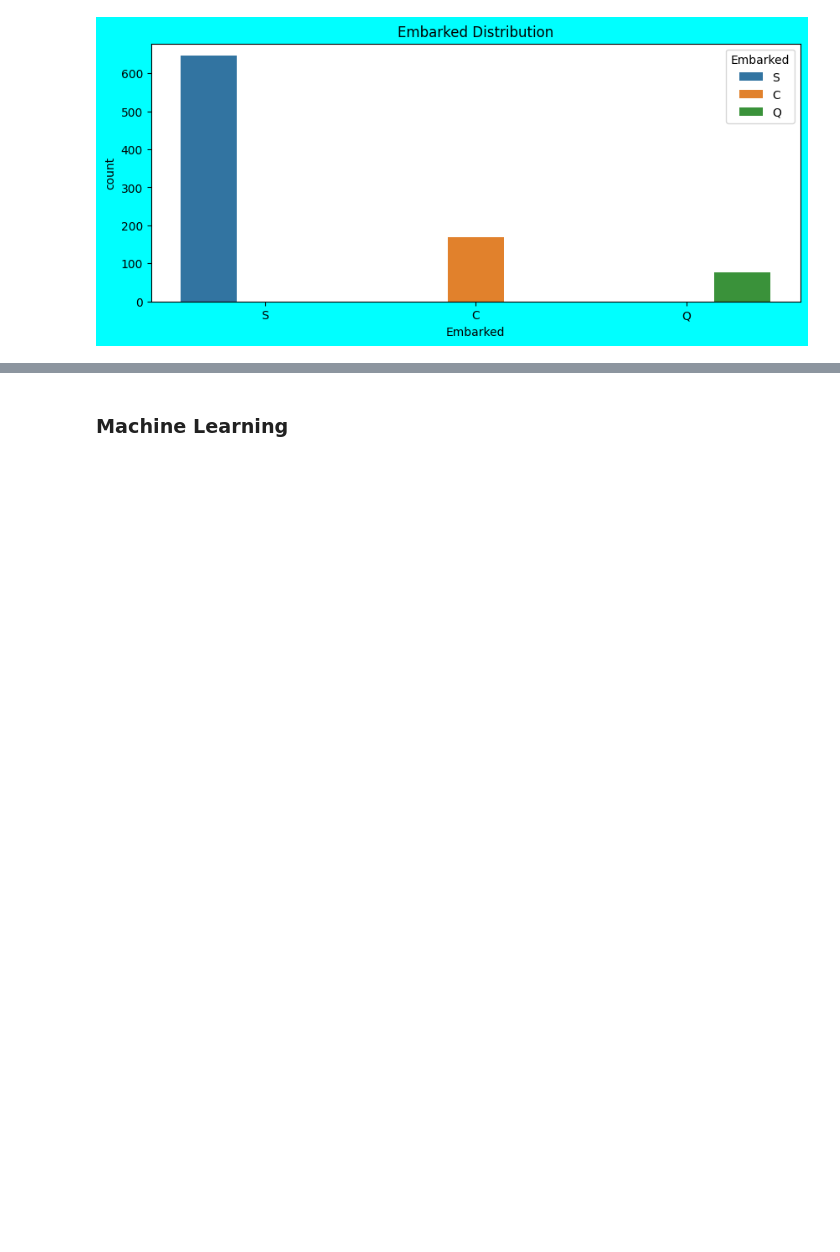
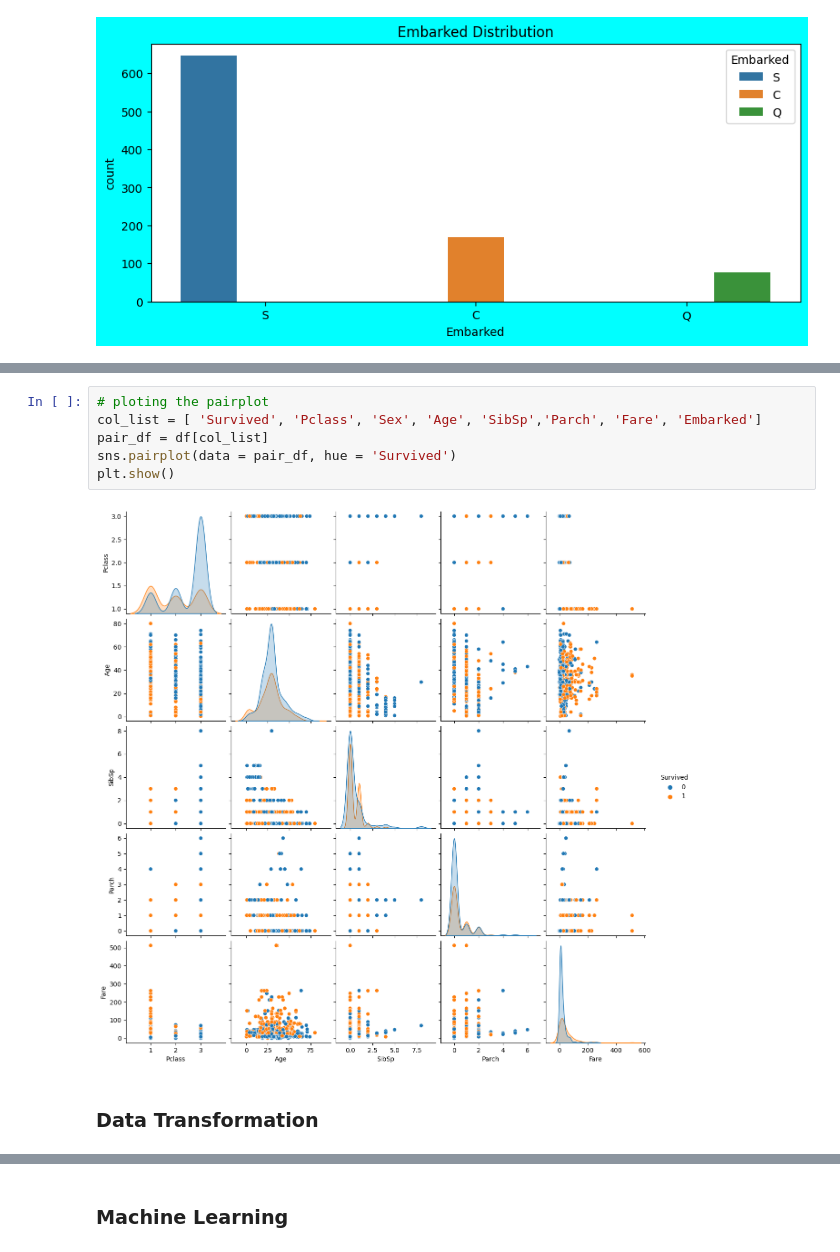
Before and after one commit to hmarathe420/Titanic_Classification, a Jupyter notebook: Titanic_Classification.ipynb, the cells around one changed output, grey strips where cells are left out. Cells and saved outputs as stored; diff of their text form; blank space fills up the shorter version.

```diff
--- a/Titanic_Classification.ipynb
+++ b/Titanic_Classification.ipynb
@@ -236,0 +266,10 @@ plt.show()
+# %%
+# ploting the pairplot
+col_list = [ 'Survived', 'Pclass', 'Sex', 'Age', 'SibSp','Parch', 'Fare', 'Embarked']
+pair_df = df[col_list]
+sns.pairplot(data = pair_df, hue = 'Survived')
+plt.show()
+# %% [output]
+[figure, added]
+# %% [markdown]
+### Data Transformation
```
Also changed, not shown: parts of 26 cells of this notebook.
